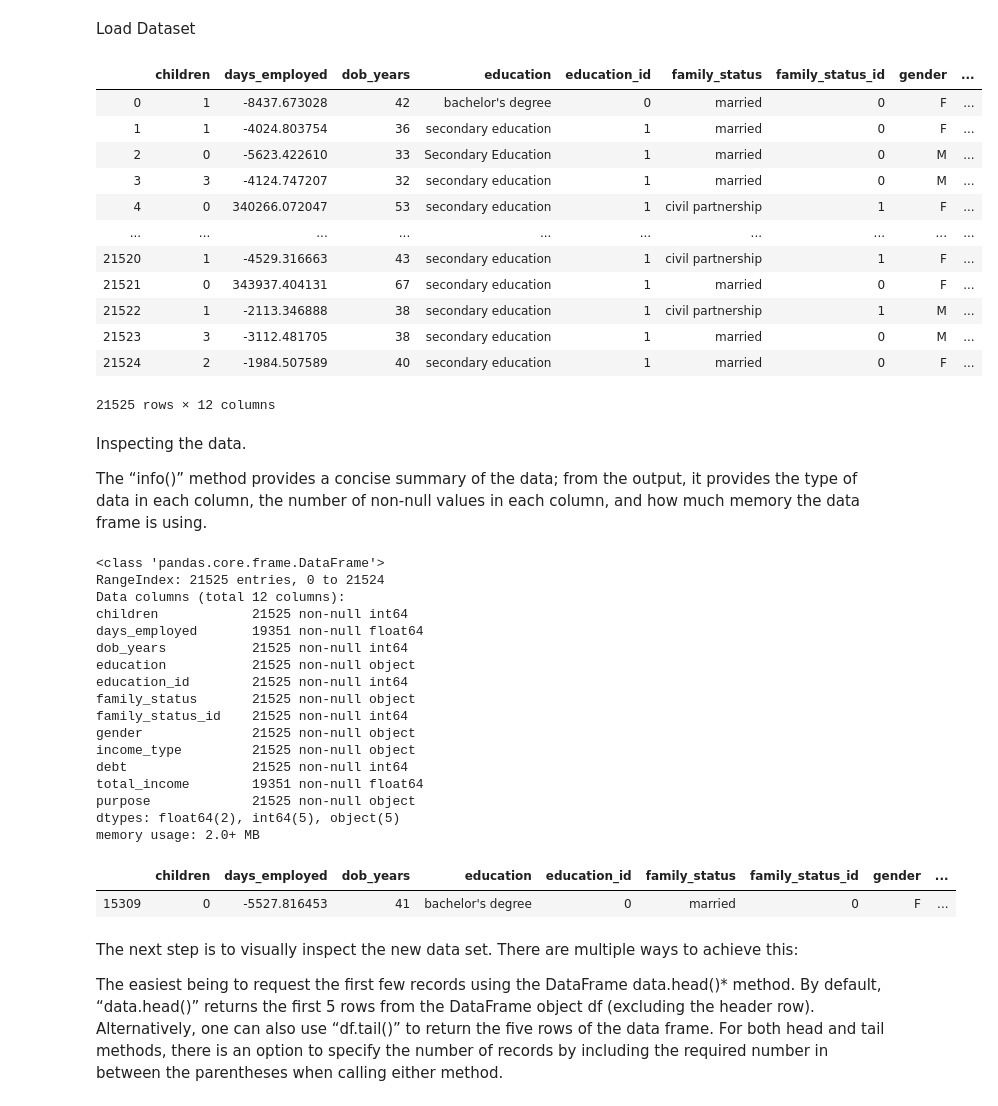
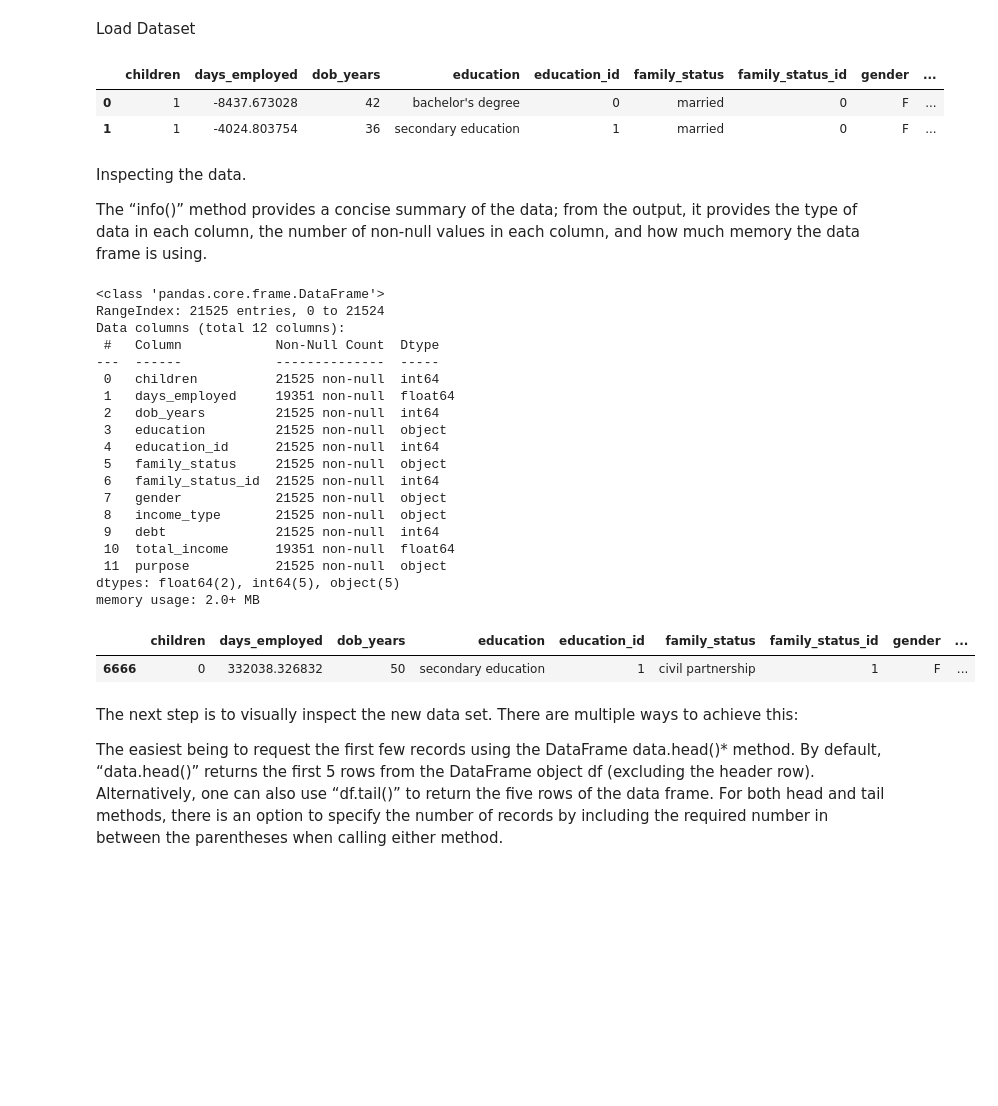
Before and after one commit to annapmp/Data-Preprocessing, a Jupyter notebook: Credit risk analysis.ipynb, the cells around one changed output. Cells and saved outputs as stored; diff of their text form; code cells hidden in the pictures; blank space fills up the shorter version.

```diff
--- a/Credit risk analysis.ipynb
+++ b/Credit risk analysis.ipynb
@@ -17,22 +17,13 @@ from collections import Counter
 Load Dataset
 # %%
 import pandas as pd
-data = pd.read_csv('/datasets/credit_scoring_eng.csv')
-data
+data = pd.read_csv('C:/Users/anna/Desktop/Y-data/Project1/credit_scoring_eng.csv')
+#/datasets/credit_scoring_eng.csv
+data.head(2)
 # %% [output]
 |  | children | days_employed | dob_years | education | education_id | family_status | family_status_id | gender | ... |
 | 0 | 1 | -8437.673028 | 42 | bachelor's degree | 0 | married | 0 | F | ... |
 | 1 | 1 | -4024.803754 | 36 | secondary education | 1 | married | 0 | F | ... |
-| 2 | 0 | -5623.422610 | 33 | Secondary Education | 1 | married | 0 | M | ... |
-| 3 | 3 | -4124.747207 | 32 | secondary education | 1 | married | 0 | M | ... |
-| 4 | 0 | 340266.072047 | 53 | secondary education | 1 | civil partnership | 1 | F | ... |
-| ... | ... | ... | ... | ... | ... | ... | ... | ... | ... |
-| 21520 | 1 | -4529.316663 | 43 | secondary education | 1 | civil partnership | 1 | F | ... |
-| 21521 | 0 | 343937.404131 | 67 | secondary education | 1 | married | 0 | F | ... |
-| 21522 | 1 | -2113.346888 | 38 | secondary education | 1 | civil partnership | 1 | M | ... |
-| 21523 | 3 | -3112.481705 | 38 | secondary education | 1 | married | 0 | M | ... |
-| 21524 | 2 | -1984.507589 | 40 | secondary education | 1 | married | 0 | F | ... |
-21525 rows × 12 columns
 # %% [markdown]
 Inspecting the data.
 
@@ -44,25 +35,27 @@ data.info()
 <class 'pandas.core.frame.DataFrame'>
 RangeIndex: 21525 entries, 0 to 21524
 Data columns (total 12 columns):
-children            21525 non-null int64
-days_employed       19351 non-null float64
-dob_years           21525 non-null int64
-education           21525 non-null object
-education_id        21525 non-null int64
-family_status       21525 non-null object
-family_status_id    21525 non-null int64
-gender              21525 non-null object
-income_type         21525 non-null object
-debt                21525 non-null int64
-total_income        19351 non-null float64
-purpose             21525 non-null object
+ #   Column            Non-Null Count  Dtype
+---  ------            --------------  -----
+ 0   children          21525 non-null  int64
+ 1   days_employed     19351 non-null  float64
+ 2   dob_years         21525 non-null  int64
+ 3   education         21525 non-null  object
+ 4   education_id      21525 non-null  int64
+ 5   family_status     21525 non-null  object
+ 6   family_status_id  21525 non-null  int64
+ 7   gender            21525 non-null  object
+ 8   income_type       21525 non-null  object
+ 9   debt              21525 non-null  int64
+ 10  total_income      19351 non-null  float64
+ 11  purpose           21525 non-null  object
 dtypes: float64(2), int64(5), object(5)
 memory usage: 2.0+ MB
 # %%
 data.sample()
 # %% [output]
 |  | children | days_employed | dob_years | education | education_id | family_status | family_status_id | gender | ... |
-| 15309 | 0 | -5527.816453 | 41 | bachelor's degree | 0 | married | 0 | F | ... |
+| 6666 | 0 | 332038.326832 | 50 | secondary education | 1 | civil partnership | 1 | F | ... |
 # %% [markdown]
 The next step is to visually inspect the new data set. There are multiple ways to achieve this:
 
```
Also changed, not shown: parts of 10 cells of this notebook.
